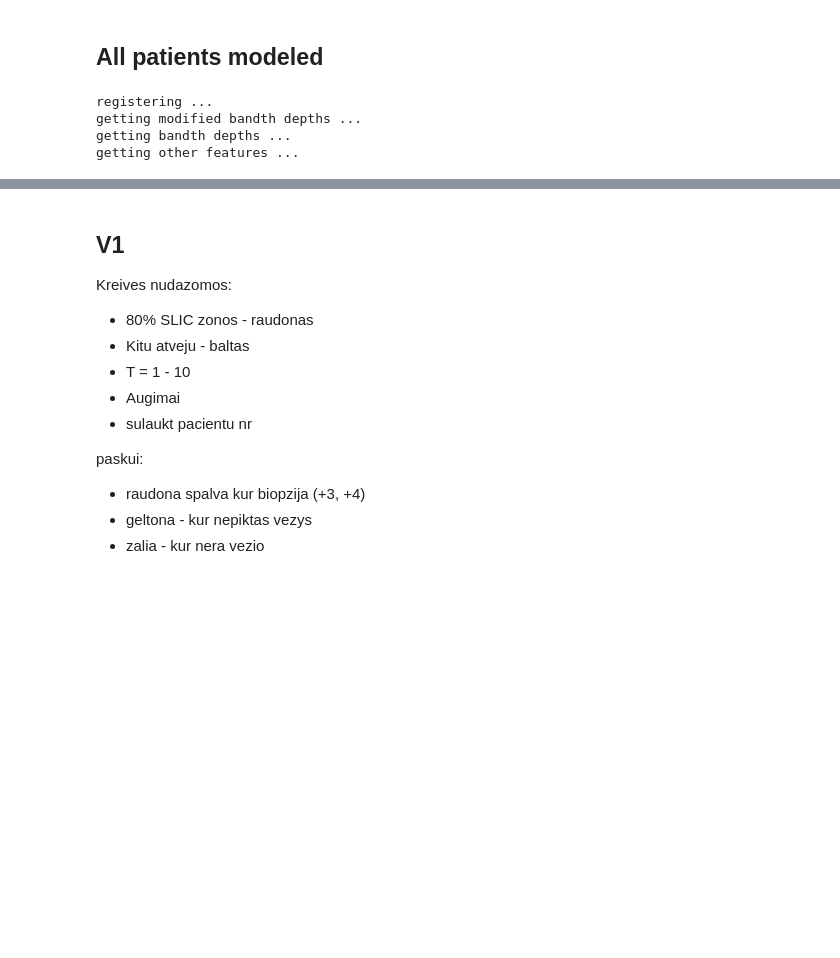
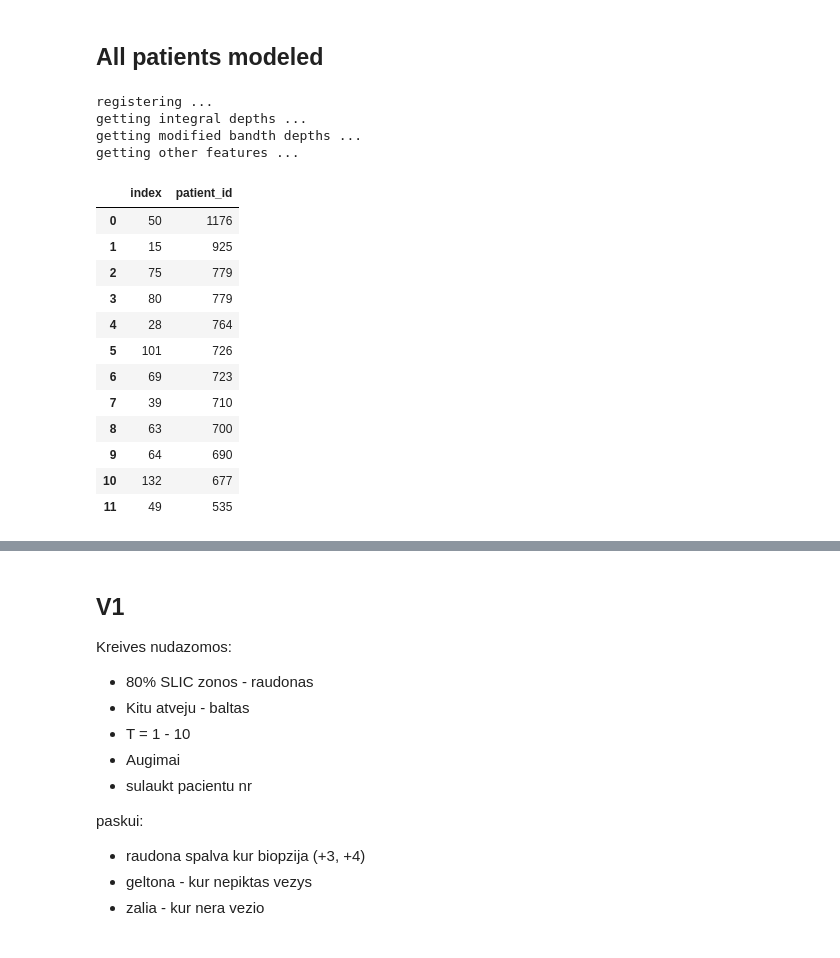
Before and after one commit to AleksasVaitulevicius/phd, a Jupyter notebook: workspace.ipynb, the cells around one changed output, grey strips where cells are left out. Drawn from its saved outputs; the diff is of its cells as text; code cells hidden in the pictures; blank space fills up the shorter version.

```diff
--- a/workspace.ipynb
+++ b/workspace.ipynb
@@ -1955,26 +2007,10 @@ scaler = MinMaxScaler()
 agg_columns = ['patient_id', 'slice_id', 'img_type']
 n_points = 100
 train_n_points = 10
-segmentation_id = 0
+segmentation_id = 4
+
 
 file = f'./segmentations/segmentation-{segmentation_id}.csv'
-
-
-def get_landmark_registration(bsplined, order=0):
-	bsplined_grid = cut_ends(bsplined, order)
-	landmark_indexes = cut_ends(bsplined, order, prc_rm_end=0.5).data_matrix.argmax(axis=1)
-	grid_points = bsplined_grid.grid_points[0]
-	landmarks = [grid_points[index] for index in np.concatenate(landmark_indexes)]
-	return landmark_registration(bsplined_grid, landmarks)
-
-
-def get_descrete_points(fd_smooth):
-	t_cut = np.linspace(
-		start=0,
-		stop=fd_smooth.data_matrix.shape[1] - 1,
-		num=train_n_points, endpoint=True, dtype=int,
-	)
-	return scaler.fit_transform(fd_smooth.data_matrix[:, t_cut, 0])
 
 
 dataset = (
@@ -1991,7 +2027,6 @@ dataset = (
 		},
 	)
 		.assign(label=lambda x: x.label.astype(str) == 'True')
-		.query('patient_id == 52')
 		.drop_duplicates()
 		.sort_values(agg_columns + ['cycle_id'])
 )
@@ -2002,6 +2037,9 @@ ts = (
 		.reset_index()
 )
 
+dataset = dataset[dataset.patient_id.apply(lambda x: x not in [3, 6, 7, 8, 10, 11, 14, 19, 27, 29, 37, 60, 66, 76, 86, 108, 119, 122, 123, 128, 133, 140])]
+dataset = dataset[dataset.patient_id.apply(lambda x: x not in [2, 32, 35, 40, 41, 45, 52, 92, 107, 110, 114, 116, 139])]
+dataset = dataset.merge(dataset.query('label == True').patient_id.drop_duplicates())
 dataset = dataset.groupby(agg_columns + ['label']).mask_int_mean.apply(list).reset_index()
 bsplined = dataset.groupby('patient_id').mask_int_mean.apply(list).reset_index().merge(ts)
 bsplined = bsplined.apply(
@@ -2013,39 +2051,21 @@ bsplined = bsplined.apply(
 
 print('registering ...')
 bsplined = [get_landmark_registration(fd_smooth, 1) for fd_smooth in bsplined]
-# print('getting integral depths ...')
-ids = np.vstack(
-	[scaler.fit_transform(ID(fd_smooth).reshape(-1, 1)) for fd_smooth in bsplined]
-)
+print('getting integral depths ...')
+ids = np.vstack([ID(fd_smooth).reshape(-1, 1) for fd_smooth in bsplined])
 print('getting modified bandth depths ...')
-mbds = np.vstack(
-	[scaler.fit_transform(MBD(fd_smooth).reshape(-1, 1)) for fd_smooth in bsplined]
-)
-print('getting bandth depths ...')
-# bds = np.vstack(
-# 	[scaler.fit_transform(BD(fd_smooth).reshape(-1, 1)) for fd_smooth in bsplined]
-# )
+mbds = np.vstack([MBD(fd_smooth).reshape(-1, 1) for fd_smooth in bsplined])
 print('getting other features ...')
 max_values = np.vstack(
-	[
-		scaler.fit_transform(fd_smooth.data_matrix.max(axis=1).reshape(-1, 1))
-		for fd_smooth in bsplined
-	]
+	[fd_smooth.data_matrix.max(axis=1).reshape(-1, 1) for fd_smooth in bsplined]
 )
-max_points = np.vstack(
-	[
-		scaler.fit_transform(
-			(fd_smooth.data_matrix.argmax(axis=1) / n_points).reshape(-1, 1)
-		)
-		for fd_smooth in bsplined
-	]
-)
+patients = dataset.patient_id.to_numpy().reshape(-1, 1)
 
 descret_points = np.vstack([get_descrete_points(fd_smooth) for fd_smooth in bsplined])
-train_set = np.hstack([ids, mbds, max_values, max_points, descret_points])
+train_set = np.hstack([ids, mbds, max_values, descret_points, patients])
 labels = l_enc.fit_transform(dataset.label.astype(int).tolist())
 # %% [output]
 registering ...
+getting integral depths ...
 getting modified bandth depths ...
-getting bandth depths ...
 getting other features ...
@@ -2263,0 +2143,20 @@ def train_kfolds(Y, X):
+# %%
+(
+	dataset[dataset.patient_id.apply(lambda x: x not in [2, 32, 35, 40, 41, 45, 52, 92, 107, 110, 114, 116, 139])]
+		.patient_id.value_counts().reset_index()
+		# ['index'].apply(lambda x: f'patient-{x}-segment-4.png').tolist()
+)
+# %% [output]
+|  | index | patient_id |
+| 0 | 50 | 1176 |
+| 1 | 15 | 925 |
+| 2 | 75 | 779 |
+| 3 | 80 | 779 |
+| 4 | 28 | 764 |
+| 5 | 101 | 726 |
+| 6 | 69 | 723 |
+| 7 | 39 | 710 |
+| 8 | 63 | 700 |
+| 9 | 64 | 690 |
+| 10 | 132 | 677 |
+| 11 | 49 | 535 |
```
Also changed, not shown: parts of 13 cells of this notebook, 6 other files.
